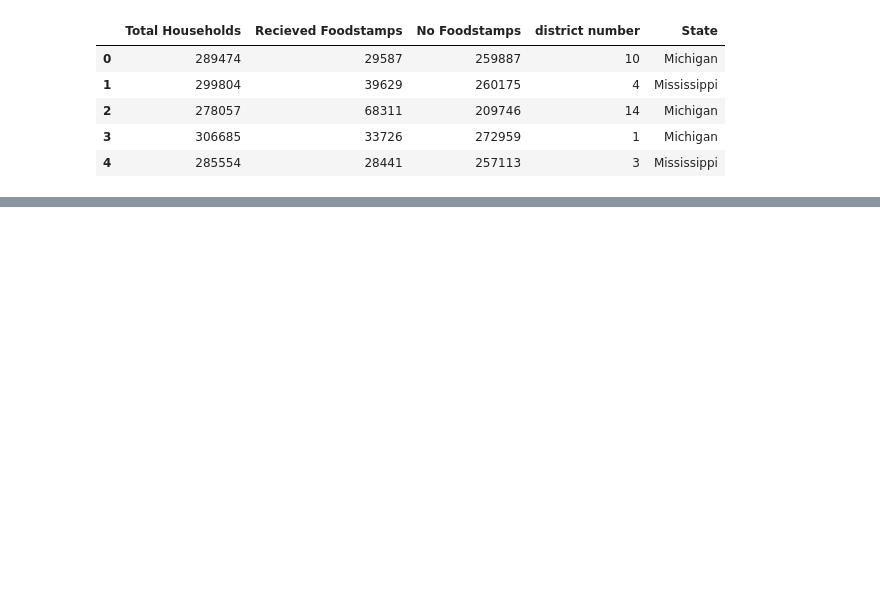
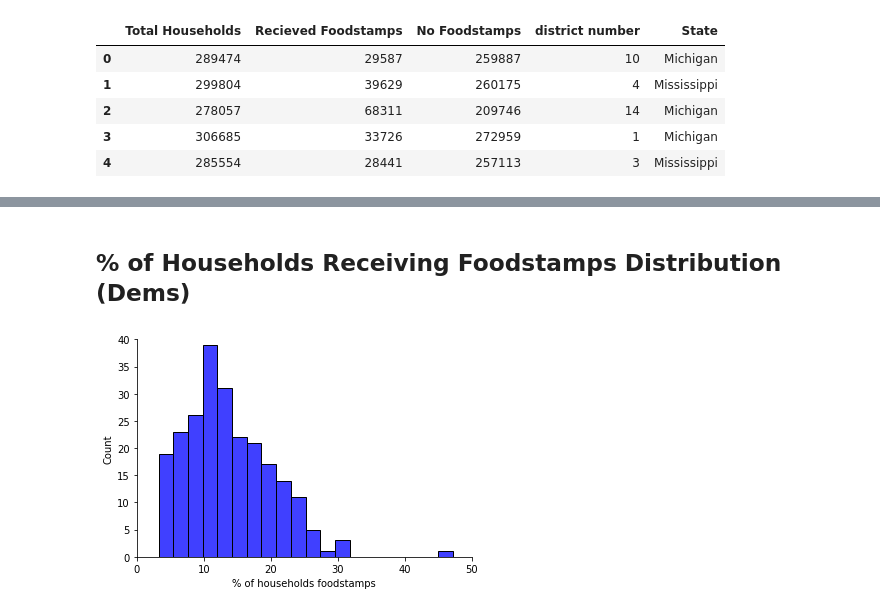
Before and after one commit to bdesgarennes/Analytics, a Jupyter notebook: Notebook_Proj.ipynb, the cells around one changed output, grey strips where cells are left out. Drawn from its saved outputs; the diff is of its cells as text; code cells hidden in the pictures; blank space fills up the shorter version.

```diff
--- a/Notebook_Proj.ipynb
+++ b/Notebook_Proj.ipynb
@@ -48,0 +55,15 @@ acs_df.head()
+# %%
+party_df = pd.read_csv("http://goodcsv.com/wp-content/uploads/2020/08/us-house-of-representatives-2020.csv", encoding = "ISO-8859-1")
+
+# extract the district number from the data (it was in the format of 5th and we want that to just be 5) using a regular expression.
+party_df['district number'] = party_df['District/Position'].str.extract('(\d+)')
+party_df['district number'] = party_df['district number'].fillna(0)
+party_df['district number'] = pd.to_numeric(party_df['district number'])
+party_df['State'] = party_df['State/Territory']
+party_df['State'] = party_df['State'].str.strip()
+party_df['Party'] = party_df['Party'].str.strip() # remove extraneous whitespace
+
+# Let's just keep the columns we need
+party_df = party_df[['State', 'Party', "district number"]]
+
+party_df.head(5)
@@ -48,0 +199,14 @@ acs_df.head()
+# %% [markdown]
+## % of Households Receiving Foodstamps Distribution (Dems)
+# %%
+df_dem = merged_df[merged_df['Party']== "D"]
+
+sns.histplot(df_dem["% of households foodstamps"], bins = 20, color="blue")
+
+plt.xlim(0, 50)
+
+plt.ylim(0,40)
+
+sns.despine()
+# %% [output]
+[figure, added]
```
Also changed, not shown: parts of 20 cells of this notebook.
